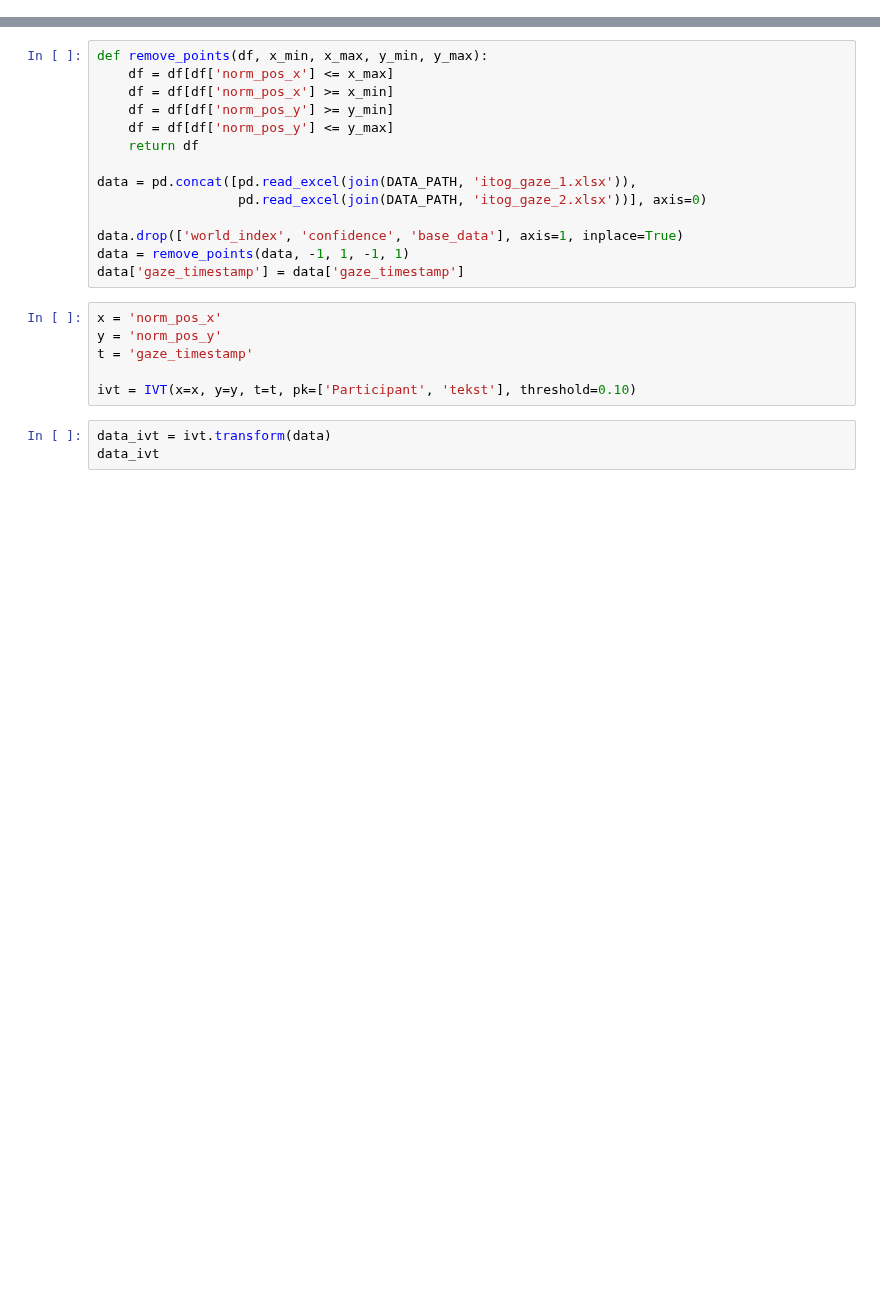
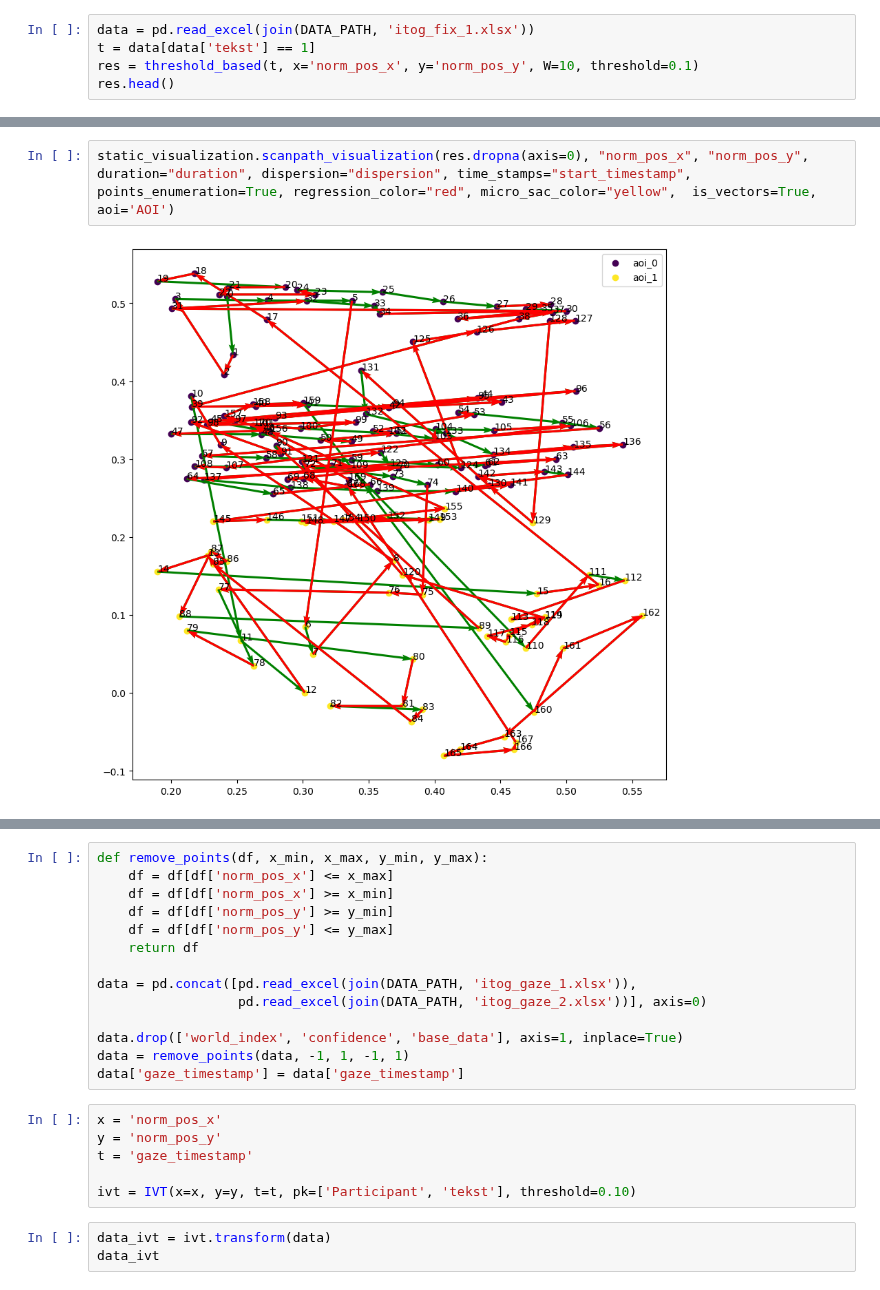
Before and after one commit to hse-scila/EyeFeatures, a Jupyter notebook: eyetracking/preprocessing/test.ipynb, the cells around one changed output, grey strips where cells are left out. Drawn from its saved outputs; the diff is of its cells as text; blank space fills up the shorter version.

```diff
--- a/eyetracking/preprocessing/test.ipynb
+++ b/eyetracking/preprocessing/test.ipynb
@@ -8,2 +10,7 @@ from fixation_extraction import IVT
 
 DATA_PATH = join('..', 'test_data')
+# %%
+data = pd.read_excel(join(DATA_PATH, 'itog_fix_1.xlsx'))
+t = data[data['tekst'] == 1]
+res = threshold_based(t, x='norm_pos_x', y='norm_pos_y', W=10, threshold=0.1)
+res.head()
@@ -9,0 +24,4 @@ DATA_PATH = join('..', 'test_data')
+# %%
+static_visualization.scanpath_visualization(res.dropna(axis=0), "norm_pos_x", "norm_pos_y", duration="duration", dispersion="dispersion", time_stamps="start_timestamp", points_enumeration=True, regression_color="red", micro_sac_color="yellow",  is_vectors=True, aoi='AOI')
+# %% [output]
+[figure, added]
```
Also changed, not shown: parts of 4 cells of this notebook, 5 other files.
